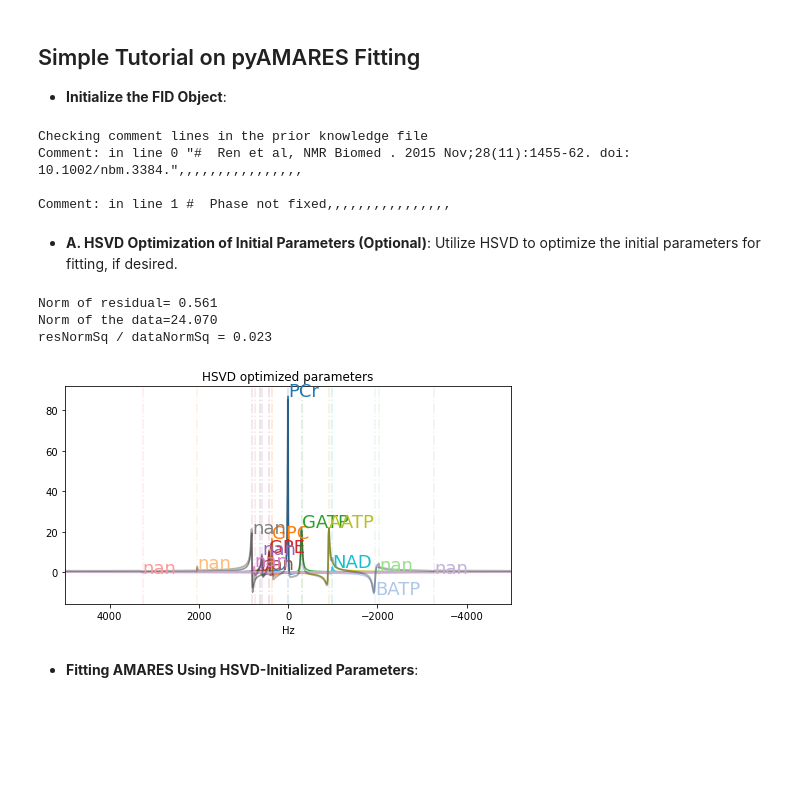
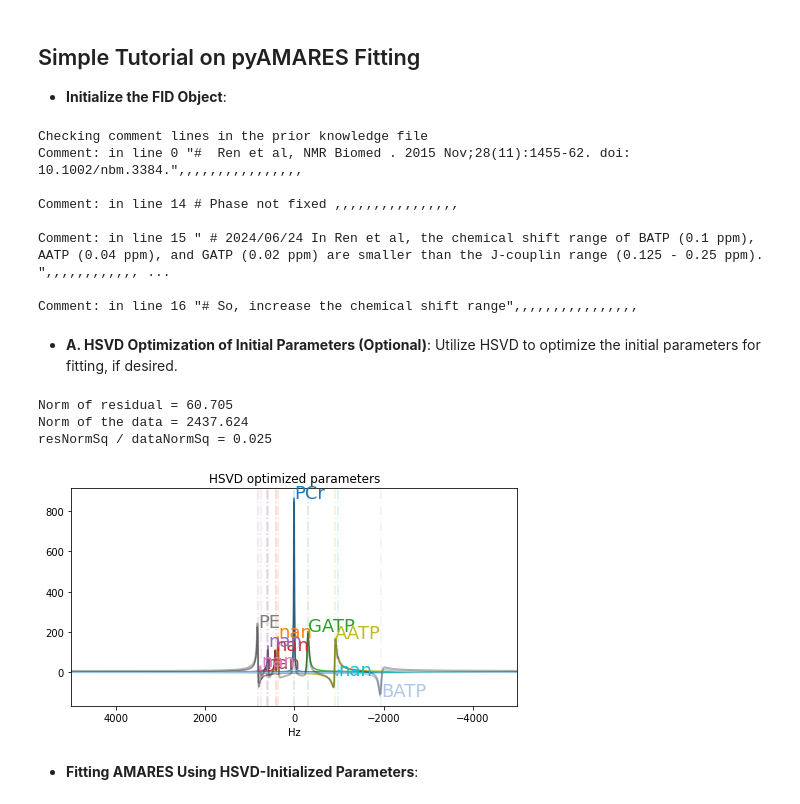
Before and after one commit to HawkMRS/pyAMARES, a Jupyter notebook: docs/source/notebooks/simple_tutorial.ipynb, the cells around one changed output. Saved outputs shown, nothing was run; the diff lists cells and outputs as text; code cells hidden in the pictures; blank space fills up the shorter version.

```diff
--- a/docs/source/notebooks/simple_tutorial.ipynb
+++ b/docs/source/notebooks/simple_tutorial.ipynb
@@ -42,4 +49,4 @@ Printing the Prior Knowledge File ./attachment/example_human_brain_31P_7T.csv
 # %%
 from copy import deepcopy
 # %%
-params = deepcopy(priorknowledge.initialParams) # Make a copy of initialParams to be perturbed
+params0 = deepcopy(priorknowledge.initialParams) # Make a copy of initialParams to be perturbed
@@ -56,5 +53,22 @@ def perturb_value(value, percentage=5):
+# %%
+def perturb_value(value, percentage=5):
+    percentage = float(percentage)
+    # Generate a random perturbation factor between 0.95 and 1.05
+    factor = np.random.uniform(1-percentage/100, 1+percentage/100)
+    # Apply the perturbation factor
+    result = value * factor
+    # print(f"Perturbing input {value=} to {result=}")
+    return result
+
+def perturb_table(inputparams, percentage=5, freq_shift=5, phase_shift=0):
+    params = deepcopy(inputparams)
+    for i in params:
+        if params[i].name.startswith('ak') or params[i].name.startswith('dk') :
+            params[i].value = perturb_value(params[i].value)
+        if params[i].name.startswith('freq'):
+            params[i].value += np.random.uniform(-freq_shift, freq_shift)
+        if params[i].name.startswith('phi'):
+            params[i].value += np.random.uniform(-np.deg2rad(phase_shift), np.deg2rad(phase_shift))
+    return params
 # %%
-import numpy as np
-for i in params:
-    params[i].value = perturb_value(params[i].value)
-params
+params = perturb_table(params0, percentage=5, freq_shift=5, phase_shift=0)
@@ -100,24 +97,29 @@ FIDobj =  pyAMARES.initialize_FID(fid=fid,
                                   MHz=120.0,
                                   sw=10000.0,
                                   deadtime=200e-6,
-                                  priorknowledgefile='/home/xujia/gitlab/pyAMARES/pyAMARES/examples/example_human_brain_31P_7T.csv',
+                                  normalize_fid=False,
+                                  priorknowledgefile='./attachment/example_human_brain_31P_7T_flex_phase.csv',
                                   preview=False)
 # %% [output]
 Checking comment lines in the prior knowledge file
 Comment: in line 0 "#  Ren et al, NMR Biomed . 2015 Nov;28(11):1455-62. doi: 10.1002/nbm.3384.",,,,,,,,,,,,,,,,
 
-Comment: in line 1 #  Phase not fixed,,,,,,,,,,,,,,,,
+Comment: in line 14 # Phase not fixed ,,,,,,,,,,,,,,,,
+
+Comment: in line 15 " # 2024/06/24 In Ren et al, the chemical shift range of BATP (0.1 ppm), AATP (0.04 ppm), and GATP (0.02 ppm) are smaller than the J-couplin range (0.125 - 0.25 ppm). ",,,,,,,,,,,, ...
+
+Comment: in line 16 "# So, increase the chemical shift range",,,,,,,,,,,,,,,,
 # %% [markdown]
 - **A. HSVD Optimization of Initial Parameters (Optional)**: Utilize HSVD to optimize the initial parameters for fitting, if desired.
 # %%
 params_hsvd = pyAMARES.HSVDinitializer(fid_parameters=FIDobj,
-                                      num_of_component=16,
+                                      num_of_component=11,  # If error happens, decreasae this number
                                       fitting_parameters=FIDobj.initialParams, preview=True)
 # %% [output]
-Norm of residual= 0.561
-Norm of the data=24.070
-resNormSq / dataNormSq = 0.023
+Norm of residual = 60.705
+Norm of the data = 2437.624
+resNormSq / dataNormSq = 0.025
-[figure, old version]
+[figure, new version]
 # %% [markdown]
 - **Fitting AMARES Using HSVD-Initialized Parameters**:
 # %%
```
Also changed, not shown: parts of 20 cells of this notebook, 8 other files.
